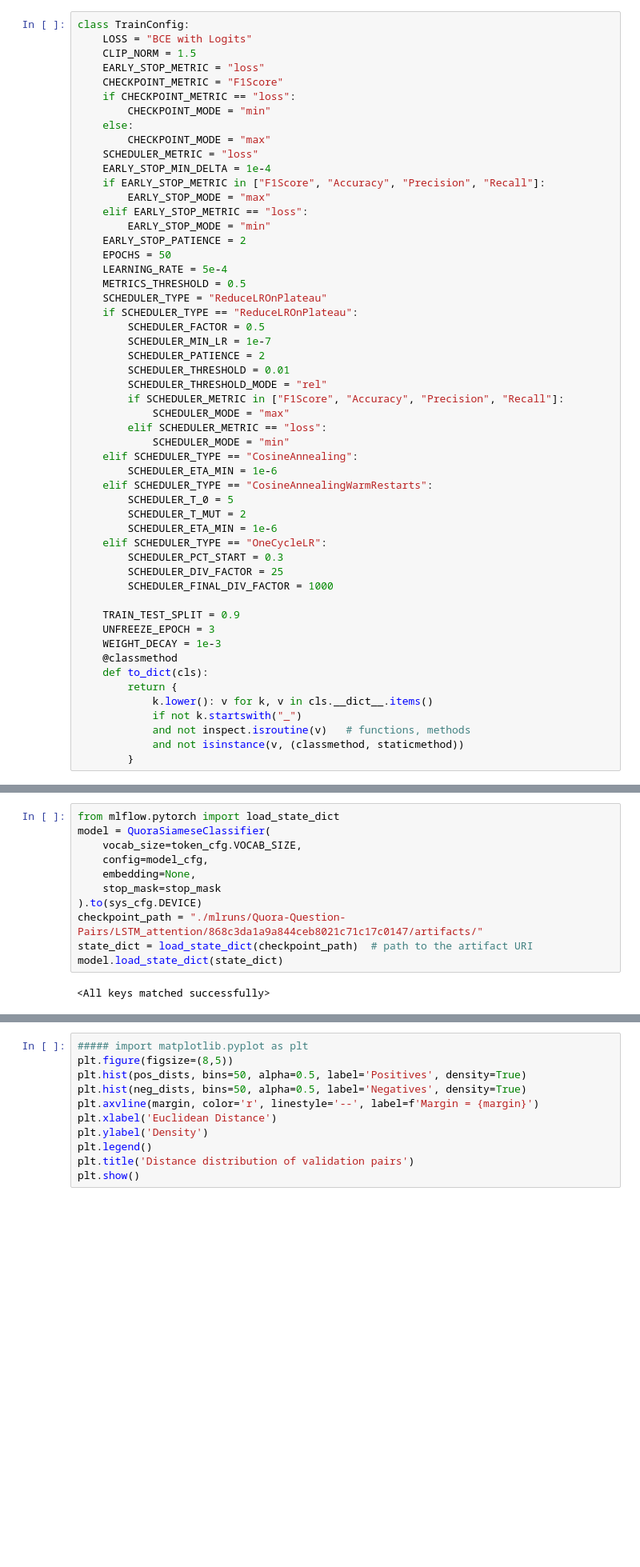
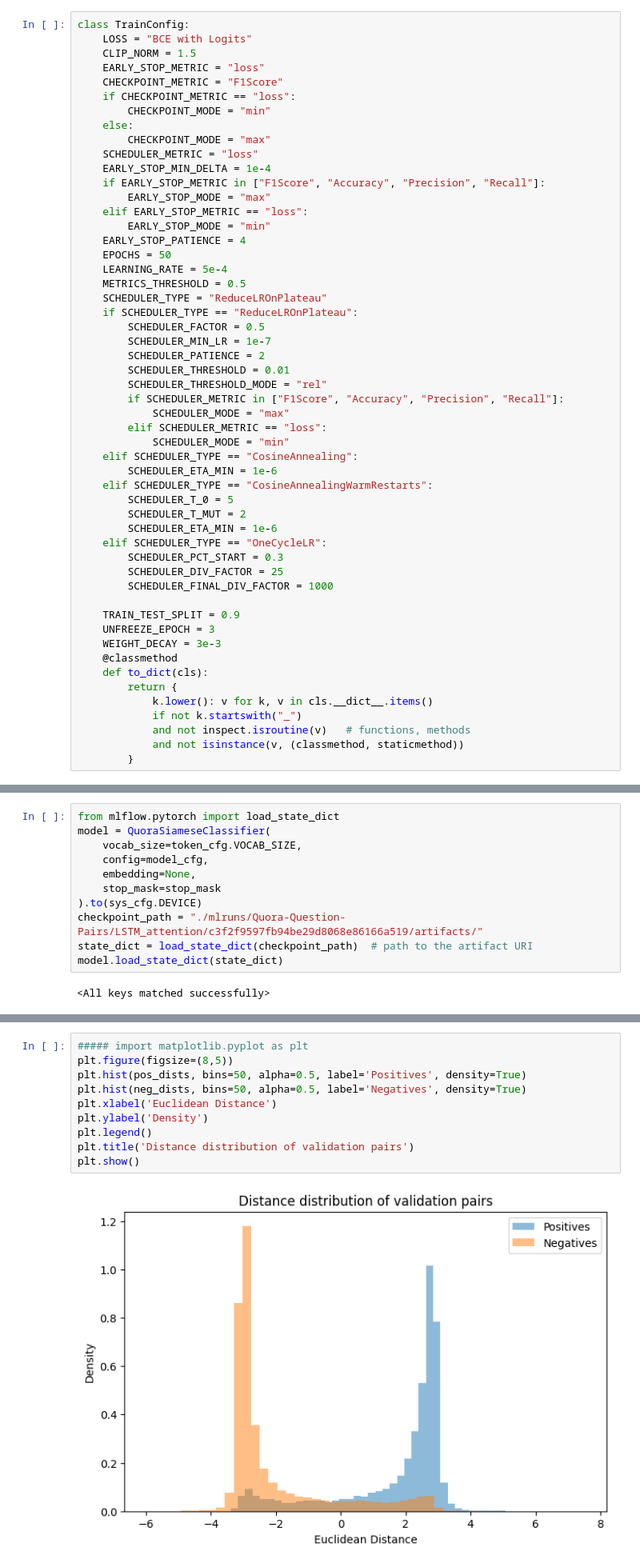
Before and after one commit to a1mohamad/machine-learning-portfolio, a Jupyter notebook: Quora Questions Pairs/research/LSTM-attention-train.ipynb, the cells around one changed output, grey strips where cells are left out. Shown at 80% size. Saved outputs shown, nothing was run; the diff lists cells and outputs as text; blank space fills up the shorter version.

Commit message:
quora questions pairs: new training completed, 81.73% f1score

```diff
--- a/Quora Questions Pairs/research/LSTM-attention-train.ipynb
+++ b/Quora Questions Pairs/research/LSTM-attention-train.ipynb
@@ -209,7 +209,7 @@ class TrainConfig:
         EARLY_STOP_MODE = "max"
     elif EARLY_STOP_METRIC == "loss":
         EARLY_STOP_MODE = "min"
-    EARLY_STOP_PATIENCE = 2
+    EARLY_STOP_PATIENCE = 4
     EPOCHS = 50
     LEARNING_RATE = 5e-4
     METRICS_THRESHOLD = 0.5
@@ -237,7 +237,7 @@ class TrainConfig:
 
     TRAIN_TEST_SPLIT = 0.9
     UNFREEZE_EPOCH = 3
-    WEIGHT_DECAY = 1e-3
+    WEIGHT_DECAY = 3e-3
     @classmethod
     def to_dict(cls):
         return {
@@ -1699,7 +1718,7 @@ model = QuoraSiameseClassifier(
     embedding=None,
     stop_mask=stop_mask
 ).to(sys_cfg.DEVICE)
-checkpoint_path = "./mlruns/Quora-Question-Pairs/LSTM_attention/868c3da1a9a844ceb8021c71c17c0147/artifacts/"
+checkpoint_path = "./mlruns/Quora-Question-Pairs/LSTM_attention/c3f2f9597fb94be29d8068e86166a519/artifacts/"
 state_dict = load_state_dict(checkpoint_path)  # path to the artifact URI
 model.load_state_dict(state_dict)
 # %% [output]
@@ -1806,14 +1825,15 @@ cosine      : mean 0.6313, mean-var 0.084431
 # %%
 ##### import matplotlib.pyplot as plt
 plt.figure(figsize=(8,5))
 plt.hist(pos_dists, bins=50, alpha=0.5, label='Positives', density=True)
 plt.hist(neg_dists, bins=50, alpha=0.5, label='Negatives', density=True)
-plt.axvline(margin, color='r', linestyle='--', label=f'Margin = {margin}')
 plt.xlabel('Euclidean Distance')
 plt.ylabel('Density')
 plt.legend()
 plt.title('Distance distribution of validation pairs')
 plt.show()
+# %% [output]
+[figure, added]
 # %%
 # For negatives (label=0), sort by distance ascending
 neg_sort_indices = torch.argsort(neg_dists)
```
Also changed, not shown: parts of 9 cells of this notebook, 2 other files.
